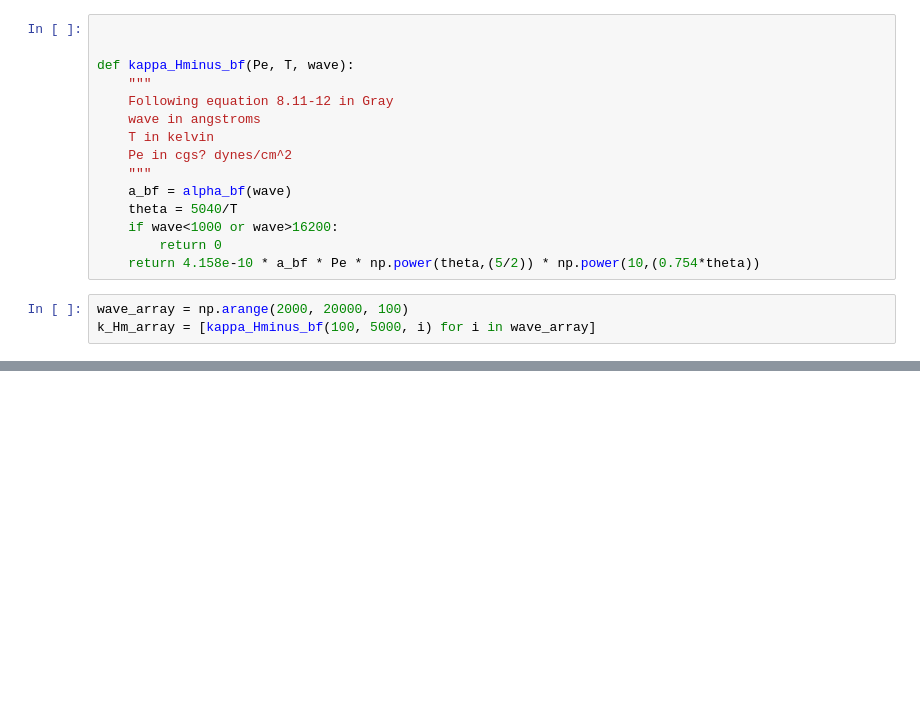
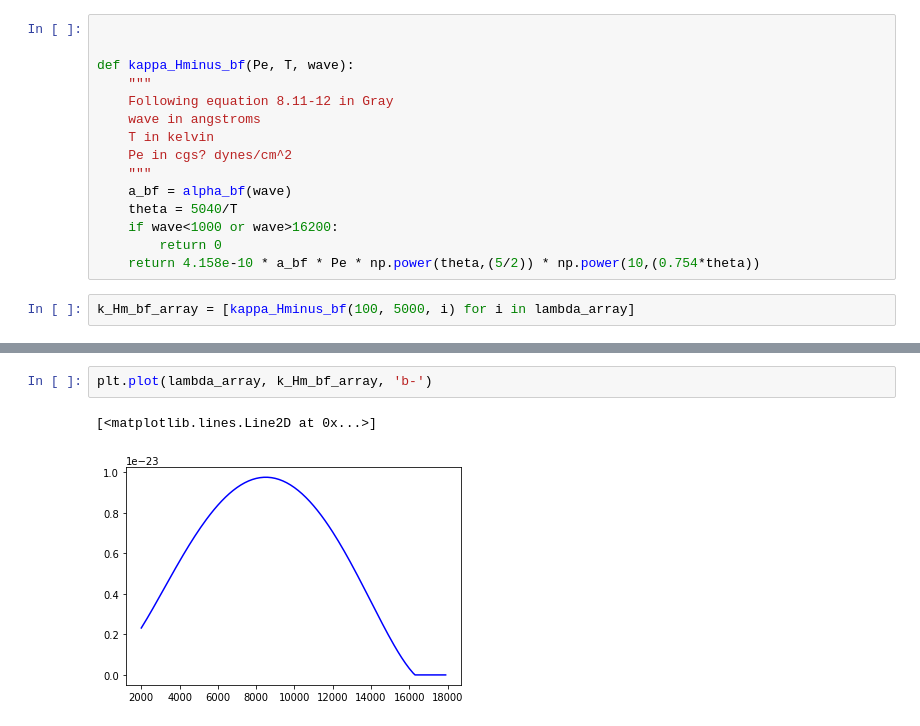
Before and after one commit to abelles520/thick_rt, a Jupyter notebook: thick_rt/notebooks/bullshit.ipynb, the cells around one changed output, grey strips where cells are left out. Cells and saved outputs as stored; diff of their text form; blank space fills up the shorter version.

```diff
--- a/thick_rt/notebooks/bullshit.ipynb
+++ b/thick_rt/notebooks/bullshit.ipynb
@@ -43,5 +44,4 @@ def kappa_Hminus_bf(Pe, T, wave):
         return 0
     return 4.158e-10 * a_bf * Pe * np.power(theta,(5/2)) * np.power(10,(0.754*theta))
 # %%
-wave_array = np.arange(2000, 20000, 100)
-k_Hm_array = [kappa_Hminus_bf(100, 5000, i) for i in wave_array]
+k_Hm_bf_array = [kappa_Hminus_bf(100, 5000, i) for i in lambda_array]
@@ -51,0 +48,5 @@ alpha_bf(15000)
+# %%
+plt.plot(lambda_array, k_Hm_bf_array, 'b-')
+# %% [output]
+[<matplotlib.lines.Line2D at 0x...>]
+[figure, added]
```
Also changed, not shown: parts of 3 cells of this notebook, 1 other file.
